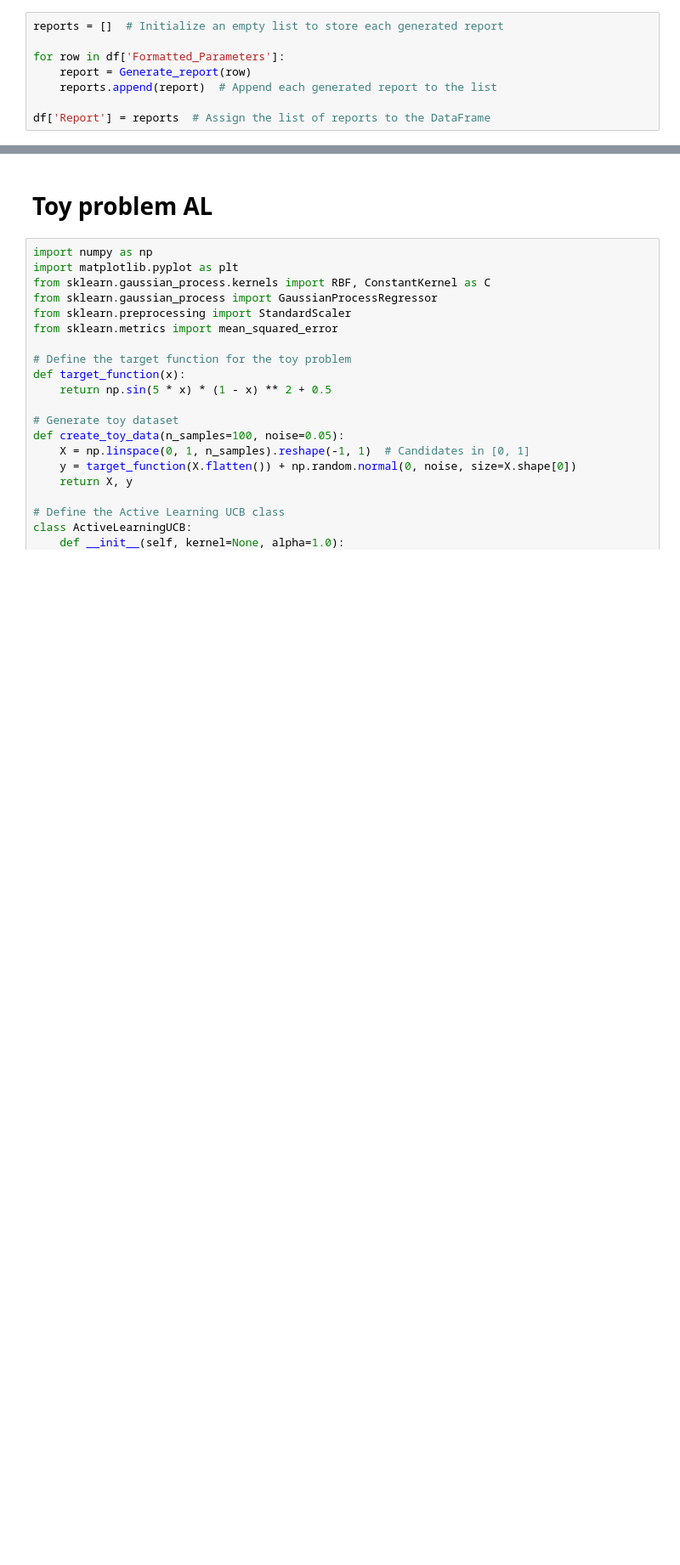
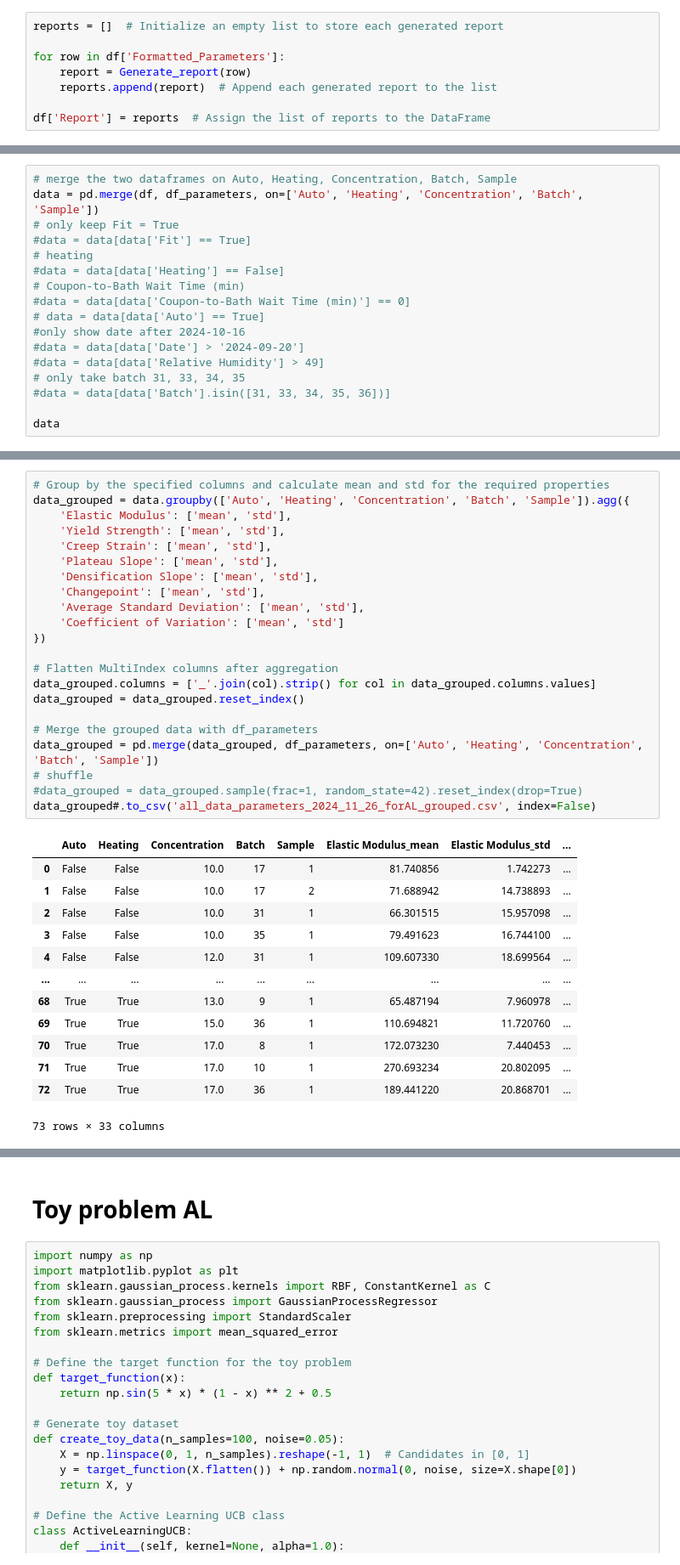
Before and after one commit to Toniaac/hte-data-processing, a Jupyter notebook: Active Learning.ipynb, the cells around one changed output, grey strips where cells are left out. Shown at 85% size. Drawn from its saved outputs; the diff is of its cells as text; blank space fills up the shorter version.

```diff
--- a/Active Learning.ipynb
+++ b/Active Learning.ipynb
@@ -1091,0 +1134,17 @@ df.to_csv('all_data_parameters_2024_11_26_forAL.csv', index=False)
+# %%
+# merge the two dataframes on Auto, Heating, Concentration, Batch, Sample
+data = pd.merge(df, df_parameters, on=['Auto', 'Heating', 'Concentration', 'Batch', 'Sample'])
+# only keep Fit = True
+#data = data[data['Fit'] == True]
+# heating
+#data = data[data['Heating'] == False]
+# Coupon-to-Bath Wait Time (min)
+#data = data[data['Coupon-to-Bath Wait Time (min)'] == 0]
+# data = data[data['Auto'] == True]
+#only show date after 2024-10-16
+#data = data[data['Date'] > '2024-09-20']
+#data = data[data['Relative Humidity'] > 49]
+# only take batch 31, 33, 34, 35
+#data = data[data['Batch'].isin([31, 33, 34, 35, 36])]
+
+data
@@ -1091,0 +1165,36 @@ df.to_csv('all_data_parameters_2024_11_26_forAL.csv', index=False)
+# %%
+# Group by the specified columns and calculate mean and std for the required properties
+data_grouped = data.groupby(['Auto', 'Heating', 'Concentration', 'Batch', 'Sample']).agg({
+    'Elastic Modulus': ['mean', 'std'],
+    'Yield Strength': ['mean', 'std'],
+    'Creep Strain': ['mean', 'std'],
+    'Plateau Slope': ['mean', 'std'],
+    'Densification Slope': ['mean', 'std'],
+    'Changepoint': ['mean', 'std'],
+    'Average Standard Deviation': ['mean', 'std'],
+    'Coefficient of Variation': ['mean', 'std']
+})
+
+# Flatten MultiIndex columns after aggregation
+data_grouped.columns = ['_'.join(col).strip() for col in data_grouped.columns.values]
+data_grouped = data_grouped.reset_index()
+
+# Merge the grouped data with df_parameters
+data_grouped = pd.merge(data_grouped, df_parameters, on=['Auto', 'Heating', 'Concentration', 'Batch', 'Sample'])
+# shuffle
+#data_grouped = data_grouped.sample(frac=1, random_state=42).reset_index(drop=True)
+data_grouped#.to_csv('all_data_parameters_2024_11_26_forAL_grouped.csv', index=False)
+# %% [output]
+|  | Auto | Heating | Concentration | Batch | Sample | Elastic Modulus_mean | Elastic Modulus_std | ... |
+| 0 | False | False | 10.0 | 17 | 1 | 81.740856 | 1.742273 | ... |
+| 1 | False | False | 10.0 | 17 | 2 | 71.688942 | 14.738893 | ... |
+| 2 | False | False | 10.0 | 31 | 1 | 66.301515 | 15.957098 | ... |
+| 3 | False | False | 10.0 | 35 | 1 | 79.491623 | 16.744100 | ... |
+| 4 | False | False | 12.0 | 31 | 1 | 109.607330 | 18.699564 | ... |
+| ... | ... | ... | ... | ... | ... | ... | ... | ... |
+| 68 | True | True | 13.0 | 9 | 1 | 65.487194 | 7.960978 | ... |
+| 69 | True | True | 15.0 | 36 | 1 | 110.694821 | 11.720760 | ... |
+| 70 | True | True | 17.0 | 8 | 1 | 172.073230 | 7.440453 | ... |
+| 71 | True | True | 17.0 | 10 | 1 | 270.693234 | 20.802095 | ... |
+| 72 | True | True | 17.0 | 36 | 1 | 189.441220 | 20.868701 | ... |
+73 rows × 33 columns
```
Also changed, not shown: parts of 13 cells of this notebook, 2 other files.
